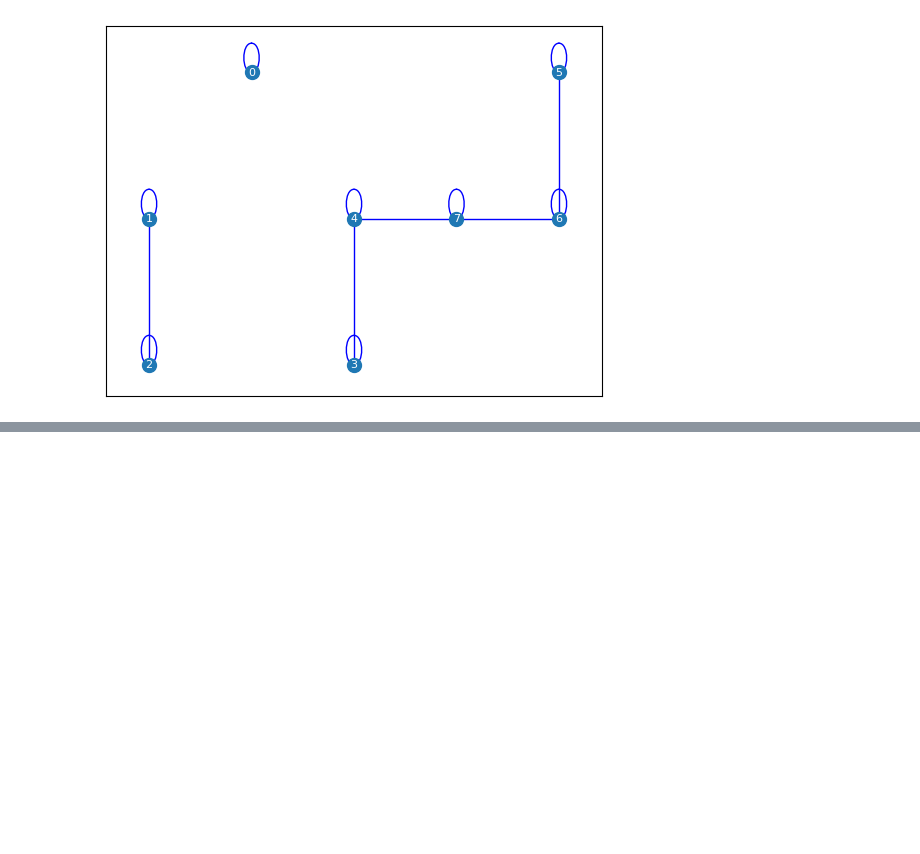
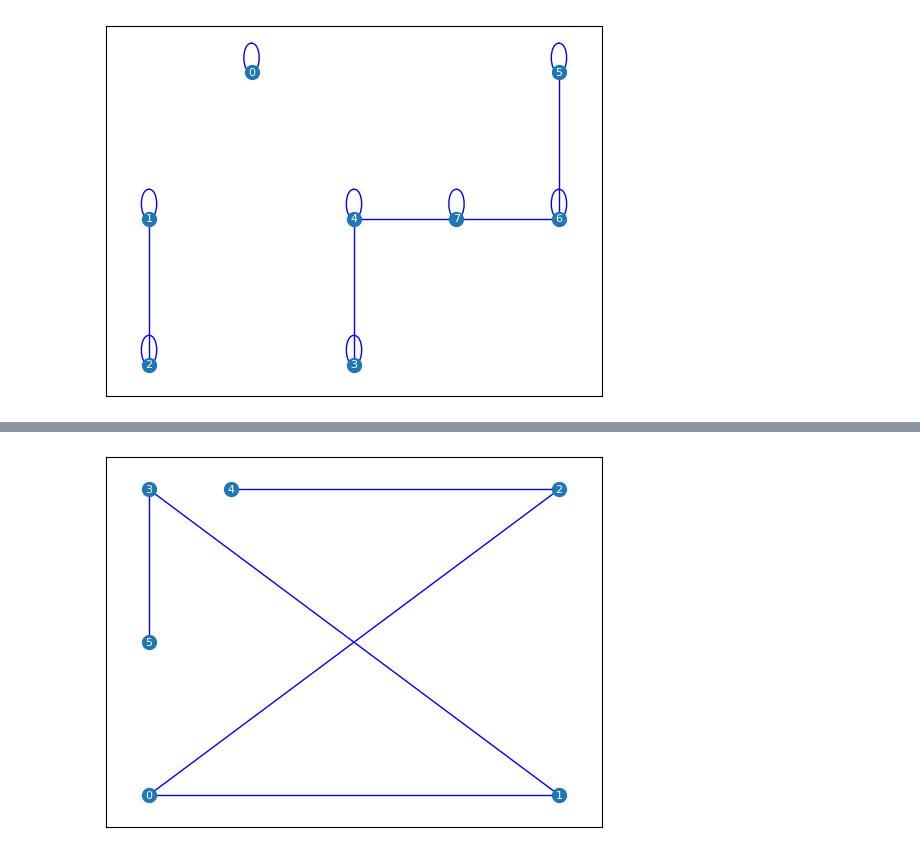
Before and after one commit to whybear0510/aegnn, a Jupyter notebook: scratch.ipynb, the cells around one changed output, grey strips where cells are left out. Cells and saved outputs as stored; diff of their text form; code cells hidden in the pictures; blank space fills up the shorter version.

```diff
--- a/scratch.ipynb
+++ b/scratch.ipynb
@@ -1544,0 +1589,95 @@ tensor([[0, 1, 1, 2, 2, 3, 3, 4, 4, 4, 5, 5, 6, 6, 6, 7, 7, 7],
+# %%
+import torch
+import torch_geometric
+import aegnn
+from torch import Tensor, tensor
+from torch_geometric.data import Data
+from torch_geometric.utils import to_undirected, degree
+
+def printg(graph):
+    import networkx as nx
+    from torch_geometric.utils import to_networkx
+    import matplotlib.pyplot as plt
+    import numpy as np
+
+    fig, ax = plt.subplots()
+    g_nx = to_networkx(graph, to_undirected=True)
+    pos = dict(zip(np.arange(graph.num_nodes),graph.pos.tolist()))
+    nx.draw_networkx(g_nx, pos=pos, with_labels=True, ax=ax, node_size=100, node_shape='o',  font_size=8, font_color='w',  edge_color='b', width=1)
+
+def pos_dist(pos):
+    num_nodes = pos.shape[0]
+    node_distance = []
+    for i in range(num_nodes):
+        d = (pos-pos[i, :]).pow(2).sum(1).sqrt().view(1,-1)
+        node_distance.append(d)
+    node_distances = torch.cat(node_distance, dim=0)
+    return node_distances
+
+def causal_radius_graph(pos: Tensor, r: float, max_num_neighbors: int = 4, reserve_future_edges: bool = True):
+    num_nodes = pos.shape[0]
+
+    # allowed edges to connect older nodes; reserve some edges for future nodes
+    if reserve_future_edges:
+        num_old_edges = max_num_neighbors // 2
+    else:
+        num_old_edges = max_num_neighbors
+
+    # set neighbors counter
+    available_neighbors = max_num_neighbors * torch.ones(num_nodes)
+
+    # calculate collection distance
+    # dist_table = torch.cdist(pos, pos, p=2) # for PyTorch >= 1.13.0
+    dist_table = pos_dist(pos)
+    connection_mask = dist_table <= r
+
+    edges_new_list = []
+    for i in range(num_nodes):
+        # check available neighbors
+        full_neighbors_idx = (available_neighbors <= 0).nonzero()
+        connection_mask[full_neighbors_idx, :] = False # if full, hidden this node
+
+        # connection mask for the i-th node
+        node_connection_mask = connection_mask[:i, i]  # ":i" can remove self-loop
+
+        # create connected nodes idx
+        idx_src = torch.nonzero(node_connection_mask).to(torch.long)
+        if idx_src.numel() > num_old_edges:
+            idx_src = idx_src[:num_old_edges] # clamp, reserve some edges for future nodes; for now, first connect older nodes, not nearer nodes
+        idx_dst = (i * torch.ones_like(idx_src)).to(torch.long)
+
+        # when connected, -1 available neighbors for every 2 nodes of an edge
+        available_neighbors[idx_src] -= 1
+        available_neighbors[idx_dst] -= idx_dst.numel()
+
+        # create edges
+        edge_new = torch.cat([idx_src, idx_dst], dim=1).T
+        edges_new_list.append(edge_new)
+
+    edges_new = torch.cat(edges_new_list, dim=1)
+    edges_new = to_undirected(edges_new)
+
+    return edges_new
+
+
+
+
+device = 'cpu'
+pos = torch.tensor([[0,0],[1,0],[1,1],[0,1],[0.2,1],[0,0.5]], device=device, dtype=torch.float)
+r = 1.5
+max_num_neighbors = 2
+
+causal_edge_index = causal_radius_graph(pos, r, max_num_neighbors=max_num_neighbors)
+pyg_edge_index = torch_geometric.nn.pool.radius_graph(pos, r, max_num_neighbors=max_num_neighbors)
+
+print(f'\ncausal:')
+print(f'edge_index:\n{causal_edge_index}')
+print(f'degree:\n{degree(causal_edge_index[1,:])}')
+print(f'\ntorch_geometric:')
+print(f'edge_index:\n{pyg_edge_index}')
+print(f'degree:\n{degree(pyg_edge_index[1,:])}')
+
+
+printg(Data(pos=pos, edge_index=causal_edge_index))
+printg(Data(pos=pos, edge_index=pyg_edge_index))
+# %% [output]
@@ -1544,0 +1697 @@ tensor([[0, 1, 1, 2, 2, 3, 3, 4, 4, 4, 5, 5, 6, 6, 6, 7, 7, 7],
+[figure, added]
```
Also changed, not shown: parts of 3 cells of this notebook.
